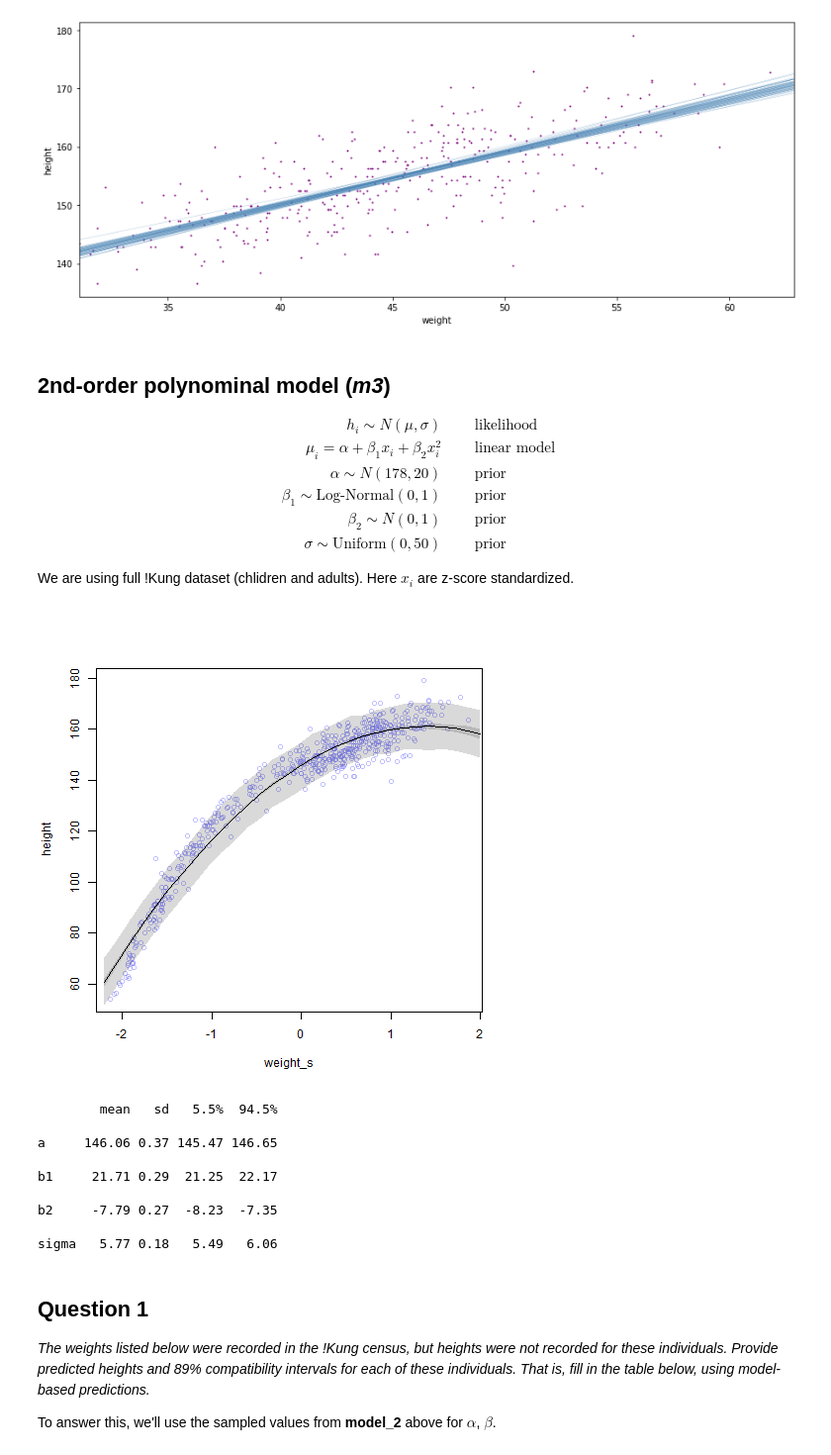
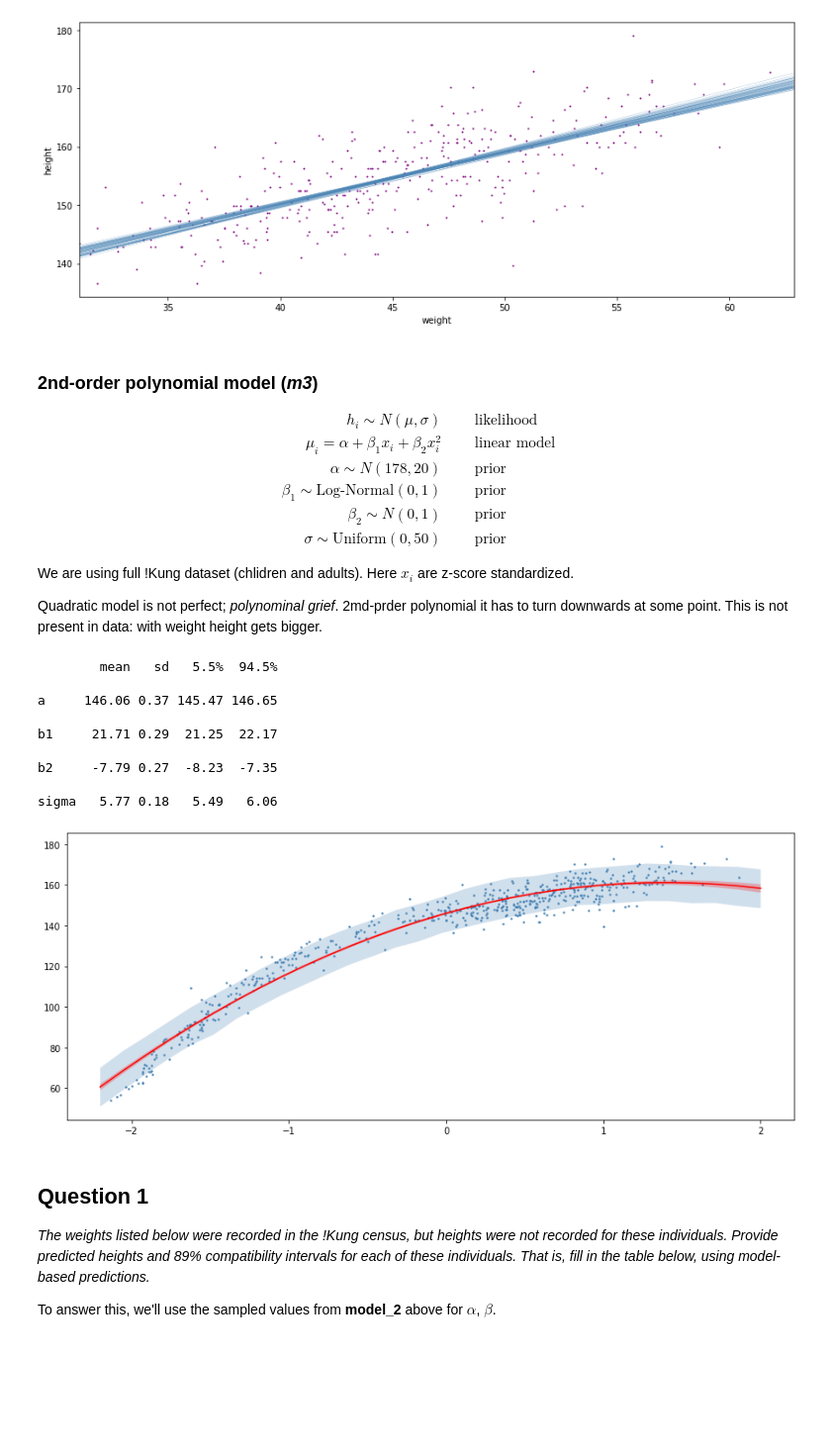
Before and after one commit to NoobQuant/statrethinking_winter2019, a Jupyter notebook: ville/homework/hw2.ipynb, the cells around one changed output. Shown: that part at 99% size. Drawn from its saved outputs; the diff is of its cells as text; code cells hidden in the pictures; blank space fills up the shorter version.

```diff
--- a/ville/homework/hw2.ipynb
+++ b/ville/homework/hw2.ipynb
@@ -292,7 +301,7 @@ plt.tight_layout()
 # %% [output]
 [figure]
 # %% [markdown]
-## 2nd-order polynominal model (*m3*)
+### 2nd-order polynomial model (*m3*)
 
 \begin{align}
  h_i \sim N(\mu, \sigma) \qquad & \text{likelihood} \\
@@ -304,6 +313,8 @@ plt.tight_layout()
 \end{align}
 
 We are using full !Kung dataset (chlidren and adults). Here $x_i$ are z-score standardized.
+
+Quadratic model is not perfect; *polynominal grief*. 2md-prder polynomial it has to turn downwards at some point. This is not present in data: with weight height gets bigger.
 # %%
 %%R -i d,xbar -o summary_m3,sample_posterior_m3,x_grid,mu_mean,mu_PI,height_PI
 
@@ -329,7 +340,6 @@ summary_m3 = precis(m3)
 sample_posterior_m3 = extract.samples(m3, n=10000)
 
 # Calculate mu posterior draws using function link
-
 x_grid = seq(from=-2.2, to=2, length.out=30)
 exo_grid = list(weight_s=x_grid, weight_s2=x_grid^2)
 
@@ -346,25 +356,34 @@ sim_height = sim(m3, data=exo_grid)
 mu_PI = apply(mu, 2, PI, prob=0.89)
 height_PI = apply(sim_height, 2, PI, prob=0.89)
 
-# Plot
-plot(height ~ weight_s, d, col=col.alpha(rangi2,0.5))
-lines(x_grid, mu_mean)
-shade(mu_PI, x_grid)
-shade(height_PI, x_grid)
+# Output R objects in better format
+mu_PI = as.data.frame(t(mu_PI))
+height_PI = as.data.frame(t(height_PI))
+x_grid = as.data.frame(x_grid)
-# %% [output]
-[figure, removed]
-# %%
-print(summary_m3)
-# %% [output]
-        mean   sd   5.5%  94.5%
-
-a     146.06 0.37 145.47 146.65
-
-b1     21.71 0.29  21.25  22.17
-
-b2     -7.79 0.27  -8.23  -7.35
-
-sigma   5.77 0.18   5.49   6.06
+# %%
+# Summary
+print(summary_m3)
+
+# Plot
+fig = plt.figure(figsize=(12,5))
+ax = fig.add_subplot(111)
+x = x_grid['x_grid']
+_ = ax.scatter(x="weight_s", y="height", c="steelblue", s=2, data=d)
+_ = ax.fill_between(x, height_PI.iloc[:,0], height_PI.iloc[:,1], facecolor='steelblue', alpha=0.25)
+_ = ax.plot(x, mu_mean, c='red')
+_ = ax.fill_between(x, mu_PI.iloc[:,0], mu_PI.iloc[:,1], facecolor='red', alpha=0.25)
+plt.tight_layout()
+# %% [output]
+        mean   sd   5.5%  94.5%
+
+a     146.06 0.37 145.47 146.65
+
+b1     21.71 0.29  21.25  22.17
+
+b2     -7.79 0.27  -8.23  -7.35
+
+sigma   5.77 0.18   5.49   6.06
+[figure, added]
 # %% [markdown]
 ## Question 1
 *The weights listed below were recorded in the !Kung census, but heights were not recorded for these individuals. Provide predicted heights and 89% compatibility intervals for each of these individuals. That is, fill in the table below, using model-based predictions.*
```
Also changed, not shown: parts of 15 cells of this notebook, 1 other file.
